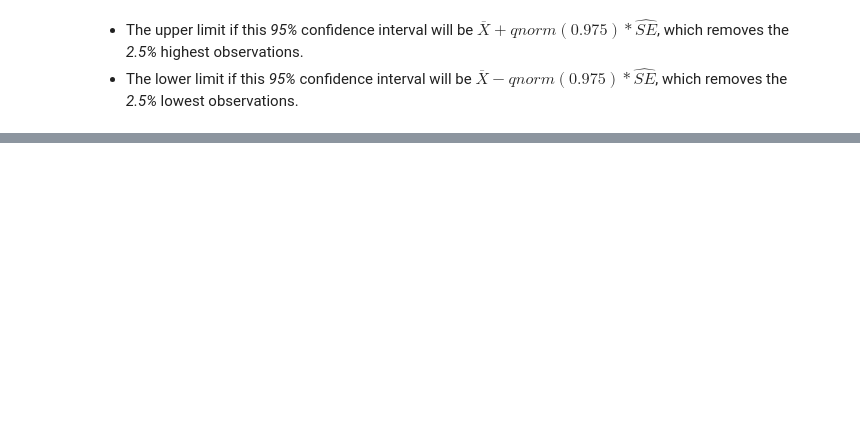
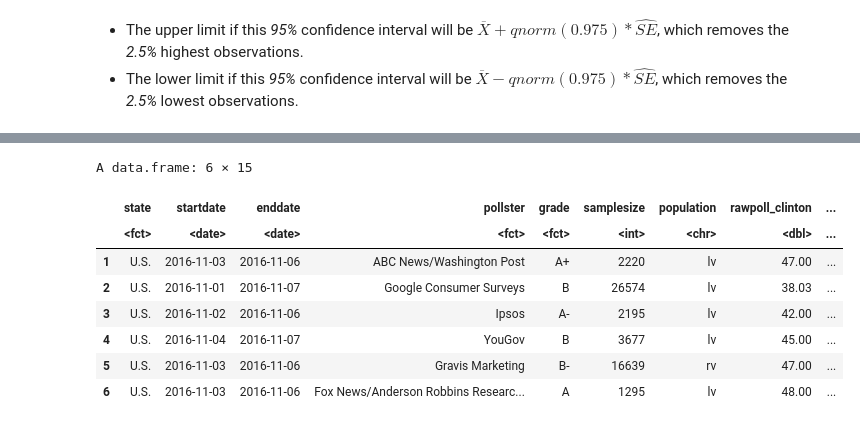
Before and after one commit to benitojpc/data-science-infering-modeling, a Jupyter notebook: Inference-Modeling.ipynb, the cells around one changed output, grey strips where cells are left out. Saved outputs shown, nothing was run; the diff lists cells and outputs as text; code cells hidden in the pictures; blank space fills up the shorter version.

```diff
--- a/Inference-Modeling.ipynb
+++ b/Inference-Modeling.ipynb
@@ -1101,0 +1296,4 @@ A common source of confusion is why *qnorm(0.975)* is used rather than *qnorm(0.
+# %%
+polls <- polls_us_election_2016 %>% filter(enddate >= "2016-10-31" & state == "U.S.")
+
+nrow( polls )
@@ -1101,0 +1339,12 @@ A common source of confusion is why *qnorm(0.975)* is used rather than *qnorm(0.
+# %%
+head( polls )
+# %% [output]
+A data.frame: 6 × 15
+|  | state | startdate | enddate | pollster | grade | samplesize | population | rawpoll_clinton | ... |
+|  | <fct> | <date> | <date> | <fct> | <fct> | <int> | <chr> | <dbl> | ... |
+| 1 | U.S. | 2016-11-03 | 2016-11-06 | ABC News/Washington Post | A+ | 2220 | lv | 47.00 | ... |
+| 2 | U.S. | 2016-11-01 | 2016-11-07 | Google Consumer Surveys | B | 26574 | lv | 38.03 | ... |
+| 3 | U.S. | 2016-11-02 | 2016-11-06 | Ipsos | A- | 2195 | lv | 42.00 | ... |
+| 4 | U.S. | 2016-11-04 | 2016-11-07 | YouGov | B | 3677 | lv | 45.00 | ... |
+| 5 | U.S. | 2016-11-03 | 2016-11-06 | Gravis Marketing | B- | 16639 | rv | 47.00 | ... |
+| 6 | U.S. | 2016-11-03 | 2016-11-06 | Fox News/Anderson Robbins Researc... | A | 1295 | lv | 48.00 | ... |
```
Also changed, not shown: parts of 55 cells of this notebook, 2 other files.
